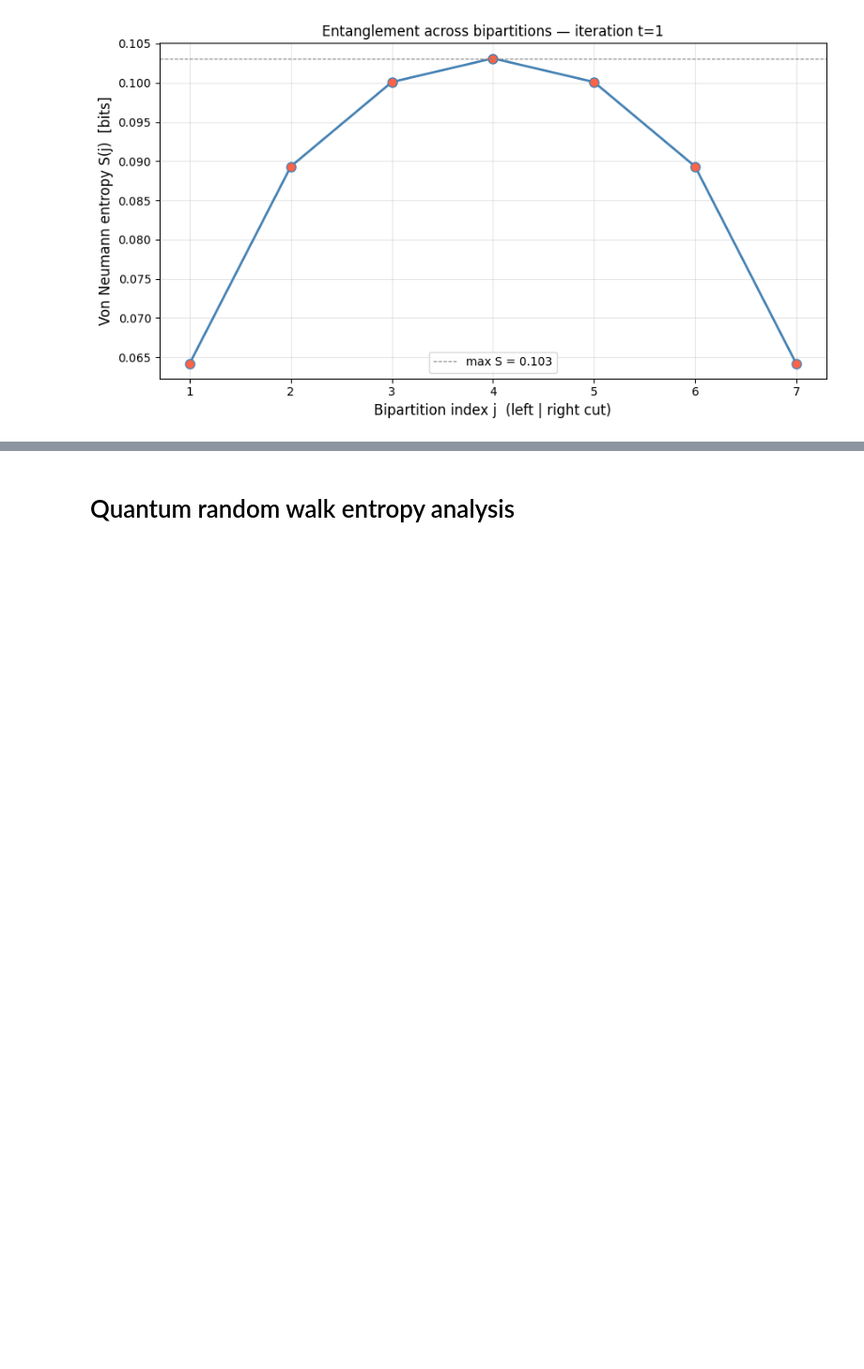
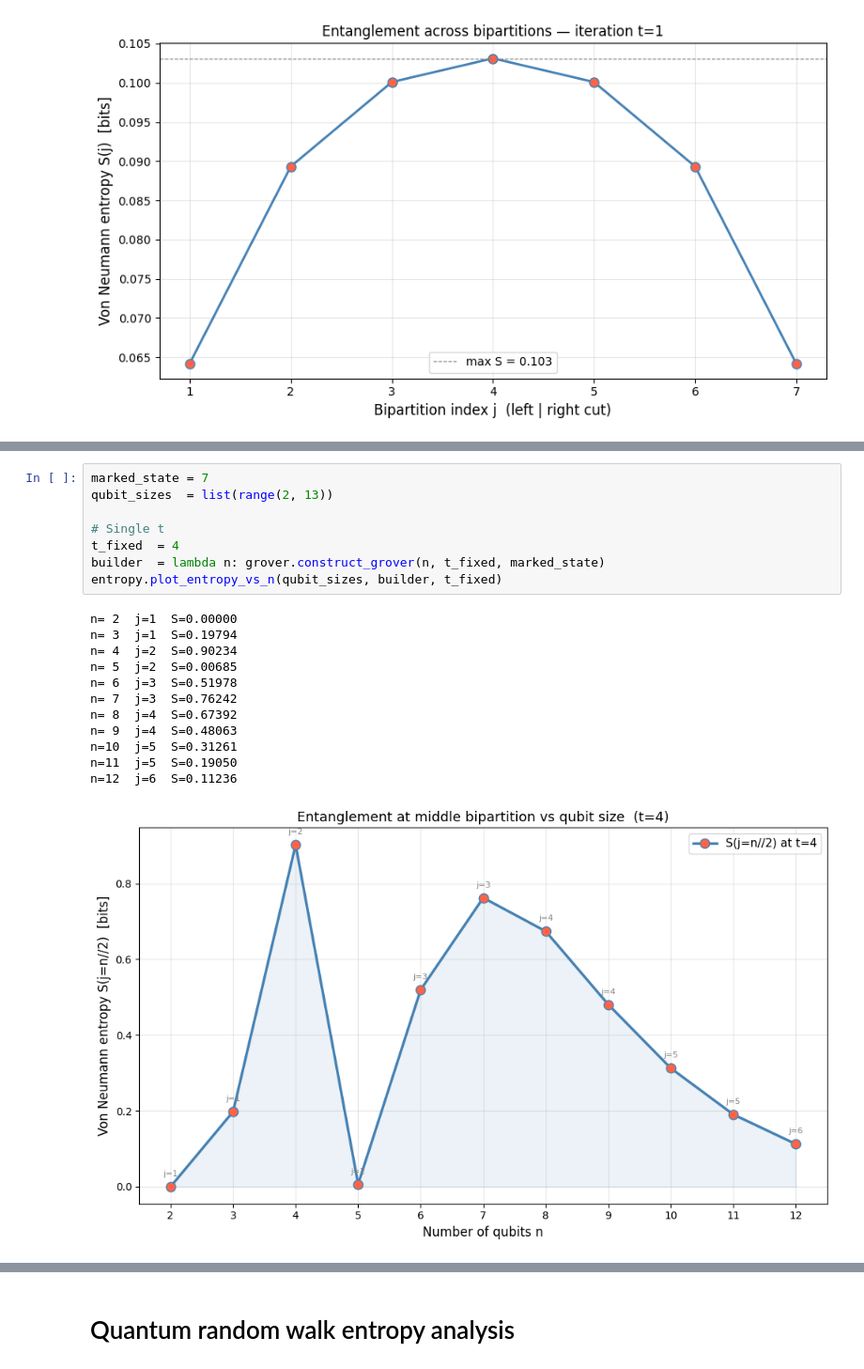
Before and after one commit to cezaris13/Quantum-ideas-factory-tensor-networks, a Jupyter notebook: tensor_networks_and_entropy.ipynb, the cells around one changed output, grey strips where cells are left out. Shown at 94% size. Cells and saved outputs as stored; diff of their text form; blank space fills up the shorter version.

Commit message:
Entropy for different qubit sizes

```diff
--- a/tensor_networks_and_entropy.ipynb
+++ b/tensor_networks_and_entropy.ipynb
@@ -67,0 +68,21 @@ entropy.plot_entropy_vs_t(grover_lambda, n=qubits, j=qubits // 2, t_max=30)
+# %%
+marked_state = 7
+qubit_sizes  = list(range(2, 13))
+
+# Single t
+t_fixed  = 4
+builder  = lambda n: grover.construct_grover(n, t_fixed, marked_state)
+entropy.plot_entropy_vs_n(qubit_sizes, builder, t_fixed)
+# %% [output]
+n= 2  j=1  S=0.00000
+n= 3  j=1  S=0.19794
+n= 4  j=2  S=0.90234
+n= 5  j=2  S=0.00685
+n= 6  j=3  S=0.51978
+n= 7  j=3  S=0.76242
+n= 8  j=4  S=0.67392
+n= 9  j=4  S=0.48063
+n=10  j=5  S=0.31261
+n=11  j=5  S=0.19050
+n=12  j=6  S=0.11236
+[figure, added]
```
Also changed, not shown: parts of 8 cells of this notebook, 1 other file.
